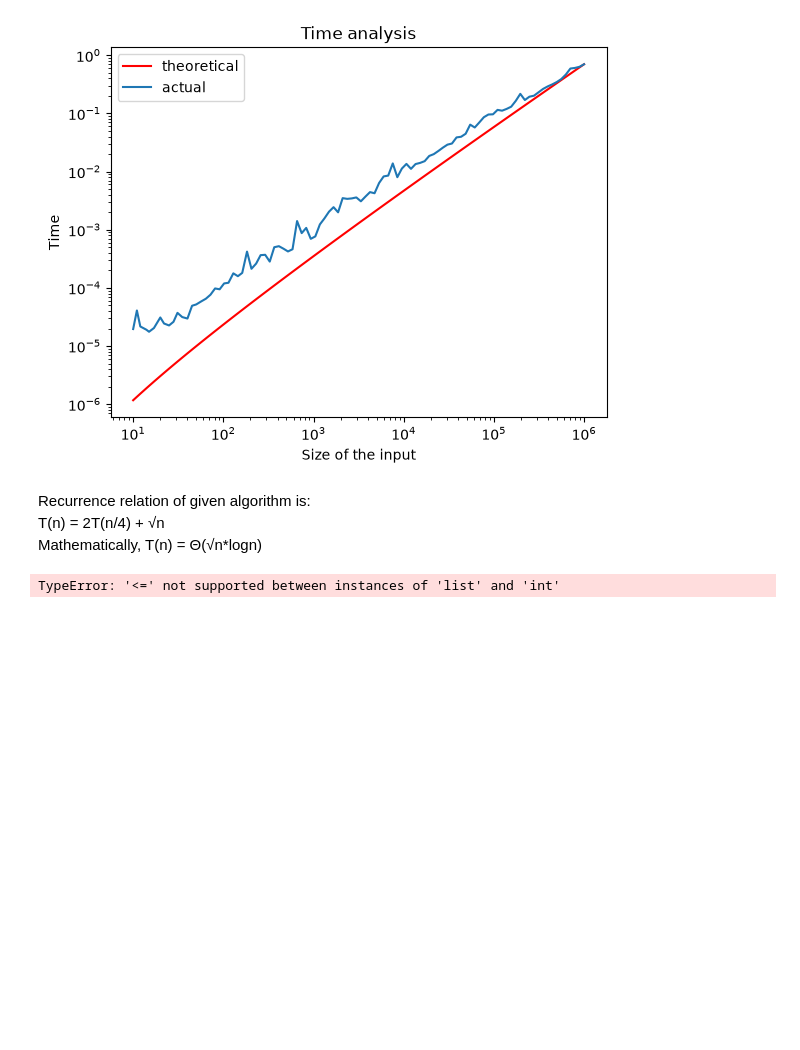
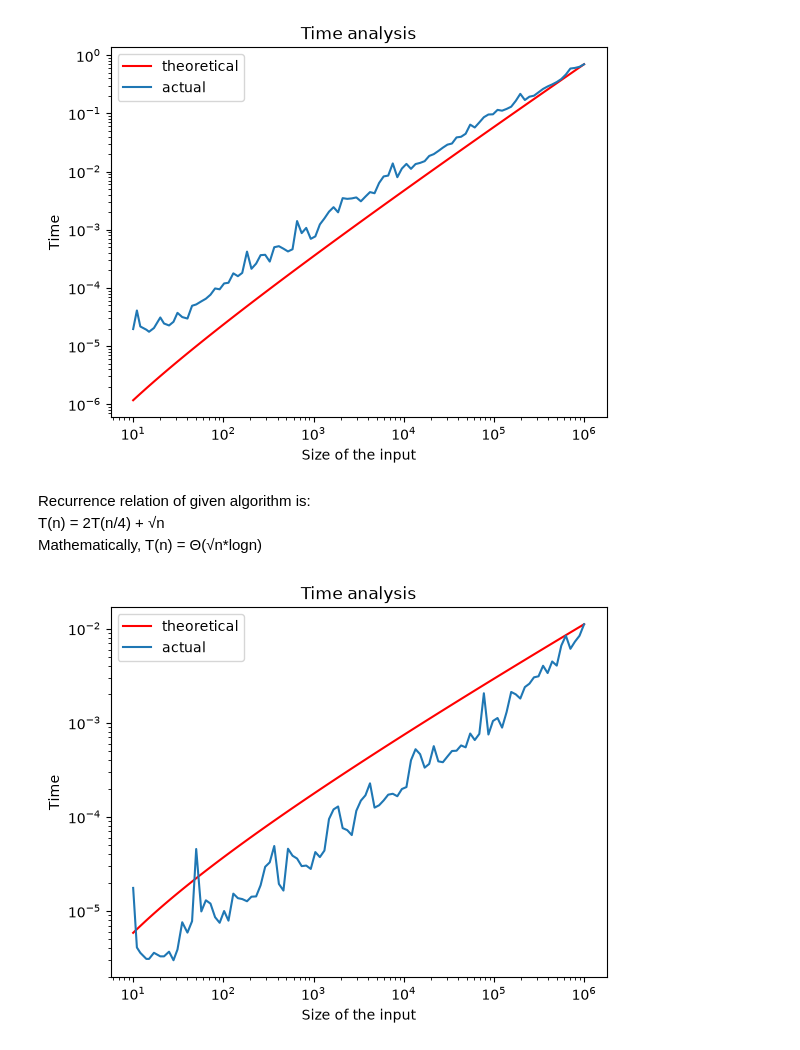
Before and after one commit to amanml2026/DSA-journey, a Jupyter notebook: complexity_analysis.ipynb, the cells around one changed output. Cells and saved outputs as stored; diff of their text form; code cells hidden in the pictures; blank space fills up the shorter version.

Commit message:
analysed the algorithm plot

```diff
--- a/complexity_analysis.ipynb
+++ b/complexity_analysis.ipynb
@@ -244,19 +244,19 @@ Time_Analyse(toy_algorithm2,lambda n: n * math.log2(n),max_size=6)
 [figure]
 # %%
 # toy algorithm
-def toy_algorithm(A, n):
+def toy_algorithm3(A, n):
     if n <= 1:
         return
 
     B = A[:int(math.sqrt(n))]  # Copy √n elements
 
-    toy_algorithm(A[:n//4], n//4)
-    toy_algorithm(A[n//4:n//2], n//4)
+    toy_algorithm3(A[:n//4], n//4)
+    toy_algorithm3(A[n//4:n//2], n//4)
 # %% [markdown]
 Recurrence relation of given algorithm is:<br>
 T(n) = 2T(n/4) + √n
 <br>Mathematically, T(n) = Θ(√n*logn)
 # %%
-Time_Analyse(toy_algorithm3,lambda n:((math.sqrt(n))*math.log2(n)))
+Time_Analyse(toy_algorithm3,lambda n:((math.sqrt(n))*math.log2(n)),lambda arr: len(arr),max_size=6)
 # %% [output]
-TypeError: '<=' not supported between instances of 'list' and 'int'
+[figure, added]
```
